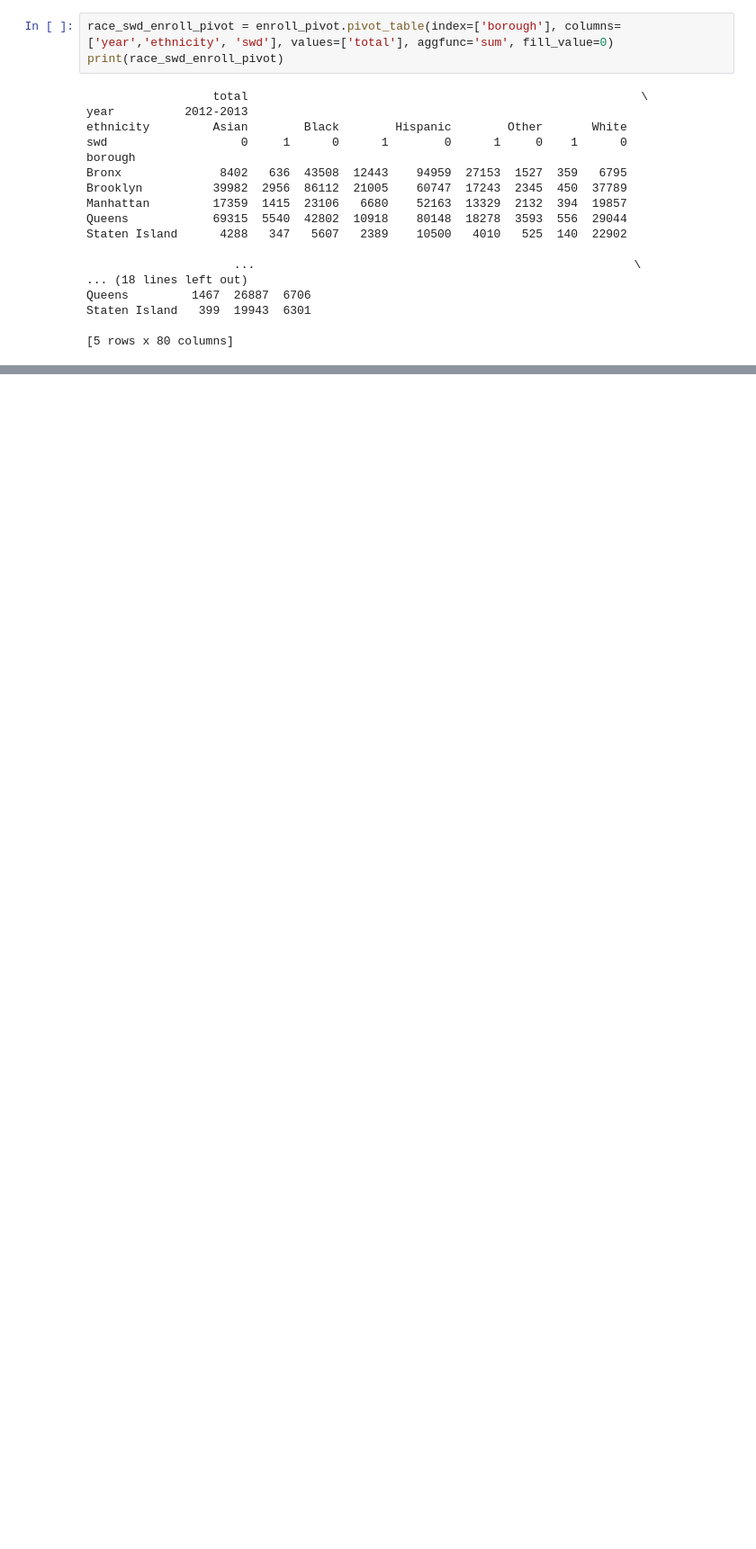
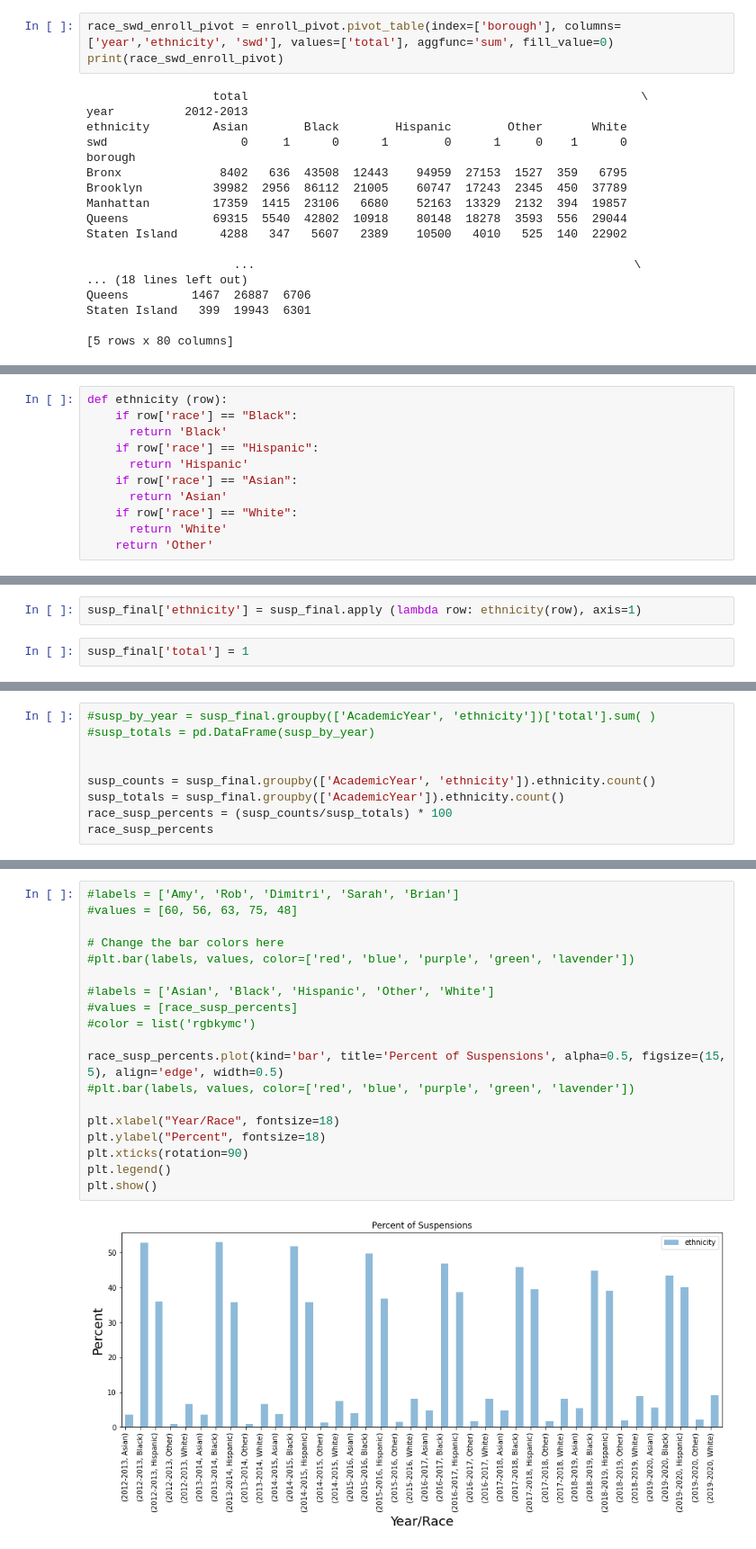
Before and after one commit to hdbedwell/Exploring_Disproportionality, a Jupyter notebook: 12142020 Disproportionality Analysis.ipynb, the cells around one changed output, grey strips where cells are left out. Shown at 90% size. Cells and saved outputs as stored; diff of their text form; blank space fills up the shorter version.

```diff
--- a/12142020 Disproportionality Analysis.ipynb
+++ b/12142020 Disproportionality Analysis.ipynb
@@ -286,0 +479,11 @@ Name: total, dtype: int64
+# %%
+def ethnicity (row):
+    if row['race'] == "Black":
+      return 'Black'
+    if row['race'] == "Hispanic":
+      return 'Hispanic'
+    if row['race'] == "Asian":
+      return 'Asian'
+    if row['race'] == "White":
+      return 'White'
+    return 'Other'
@@ -286,0 +506,4 @@ Name: total, dtype: int64
+# %%
+susp_final['ethnicity'] = susp_final.apply (lambda row: ethnicity(row), axis=1)
+# %%
+susp_final['total'] = 1
@@ -286,0 +524,9 @@ Name: total, dtype: int64
+# %%
+#susp_by_year = susp_final.groupby(['AcademicYear', 'ethnicity'])['total'].sum( )
+#susp_totals = pd.DataFrame(susp_by_year)
+
+
+susp_counts = susp_final.groupby(['AcademicYear', 'ethnicity']).ethnicity.count()
+susp_totals = susp_final.groupby(['AcademicYear']).ethnicity.count()
+race_susp_percents = (susp_counts/susp_totals) * 100
+race_susp_percents
@@ -286,0 +551,21 @@ Name: total, dtype: int64
+# %%
+#labels = ['Amy', 'Rob', 'Dimitri', 'Sarah', 'Brian']
+#values = [60, 56, 63, 75, 48]
+
+# Change the bar colors here
+#plt.bar(labels, values, color=['red', 'blue', 'purple', 'green', 'lavender'])
+
+#labels = ['Asian', 'Black', 'Hispanic', 'Other', 'White']
+#values = [race_susp_percents]
+#color = list('rgbkymc')
+
+race_susp_percents.plot(kind='bar', title='Percent of Suspensions', alpha=0.5, figsize=(15, 5), align='edge', width=0.5)
+#plt.bar(labels, values, color=['red', 'blue', 'purple', 'green', 'lavender'])
+
+plt.xlabel("Year/Race", fontsize=18)
+plt.ylabel("Percent", fontsize=18)
+plt.xticks(rotation=90)
+plt.legend()
+plt.show()
+# %% [output]
+[figure, added]
```
Also changed, not shown: parts of 39 cells of this notebook.
